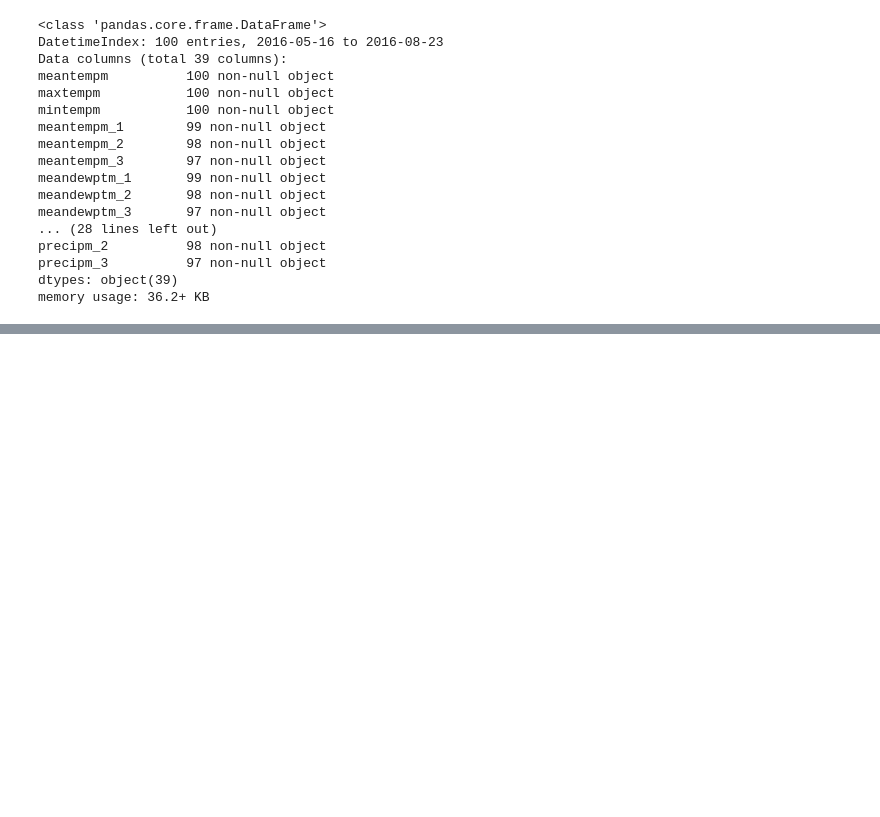
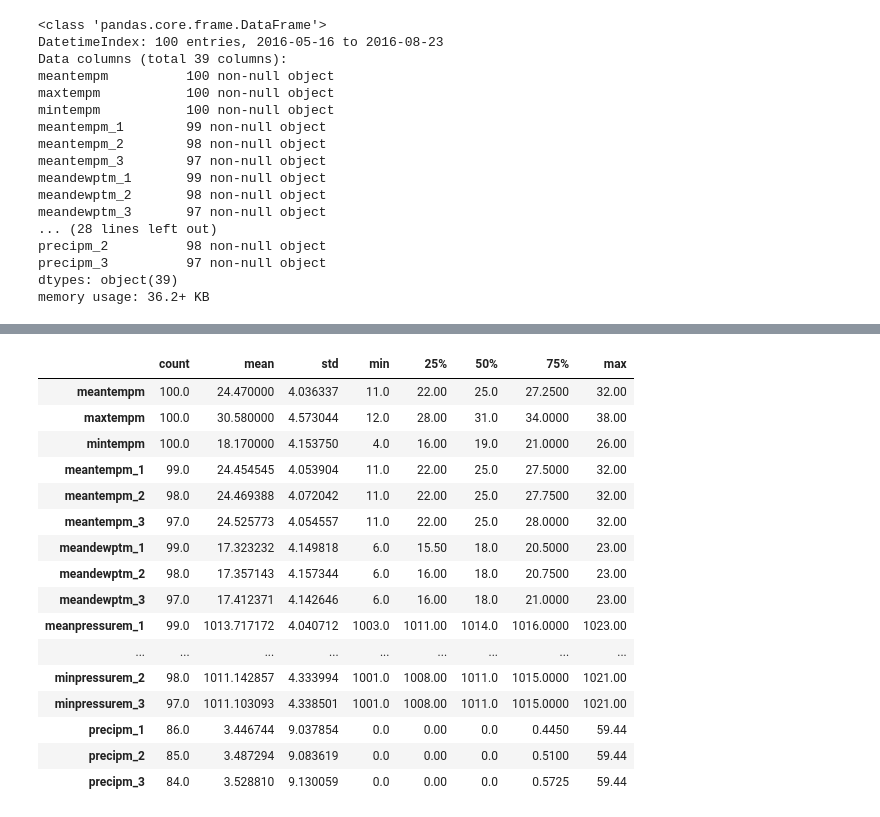
Before and after one commit to suyash0103/Weather-Predict, a Jupyter notebook: predict-jn.ipynb, the cells around one changed output, grey strips where cells are left out. Cells and saved outputs as stored; diff of their text form; code cells hidden in the pictures; blank space fills up the shorter version.

```diff
--- a/predict-jn.ipynb
+++ b/predict-jn.ipynb
@@ -421,0 +443,22 @@ memory usage: 36.2+ KB
+# %%
+# Call describe on df and transpose it due to the large number of columns
+spread = df.describe().T
+spread
+# %% [output]
+|  | count | mean | std | min | 25% | 50% | 75% | max |
+| meantempm | 100.0 | 24.470000 | 4.036337 | 11.0 | 22.00 | 25.0 | 27.2500 | 32.00 |
+| maxtempm | 100.0 | 30.580000 | 4.573044 | 12.0 | 28.00 | 31.0 | 34.0000 | 38.00 |
+| mintempm | 100.0 | 18.170000 | 4.153750 | 4.0 | 16.00 | 19.0 | 21.0000 | 26.00 |
+| meantempm_1 | 99.0 | 24.454545 | 4.053904 | 11.0 | 22.00 | 25.0 | 27.5000 | 32.00 |
+| meantempm_2 | 98.0 | 24.469388 | 4.072042 | 11.0 | 22.00 | 25.0 | 27.7500 | 32.00 |
+| meantempm_3 | 97.0 | 24.525773 | 4.054557 | 11.0 | 22.00 | 25.0 | 28.0000 | 32.00 |
+| meandewptm_1 | 99.0 | 17.323232 | 4.149818 | 6.0 | 15.50 | 18.0 | 20.5000 | 23.00 |
+| meandewptm_2 | 98.0 | 17.357143 | 4.157344 | 6.0 | 16.00 | 18.0 | 20.7500 | 23.00 |
+| meandewptm_3 | 97.0 | 17.412371 | 4.142646 | 6.0 | 16.00 | 18.0 | 21.0000 | 23.00 |
+| meanpressurem_1 | 99.0 | 1013.717172 | 4.040712 | 1003.0 | 1011.00 | 1014.0 | 1016.0000 | 1023.00 |
+| ... | ... | ... | ... | ... | ... | ... | ... | ... |
+| minpressurem_2 | 98.0 | 1011.142857 | 4.333994 | 1001.0 | 1008.00 | 1011.0 | 1015.0000 | 1021.00 |
+| minpressurem_3 | 97.0 | 1011.103093 | 4.338501 | 1001.0 | 1008.00 | 1011.0 | 1015.0000 | 1021.00 |
+| precipm_1 | 86.0 | 3.446744 | 9.037854 | 0.0 | 0.00 | 0.0 | 0.4450 | 59.44 |
+| precipm_2 | 85.0 | 3.487294 | 9.083619 | 0.0 | 0.00 | 0.0 | 0.5100 | 59.44 |
+| precipm_3 | 84.0 | 3.528810 | 9.130059 | 0.0 | 0.00 | 0.0 | 0.5725 | 59.44 |
```
Also changed, not shown: parts of 10 cells of this notebook.
